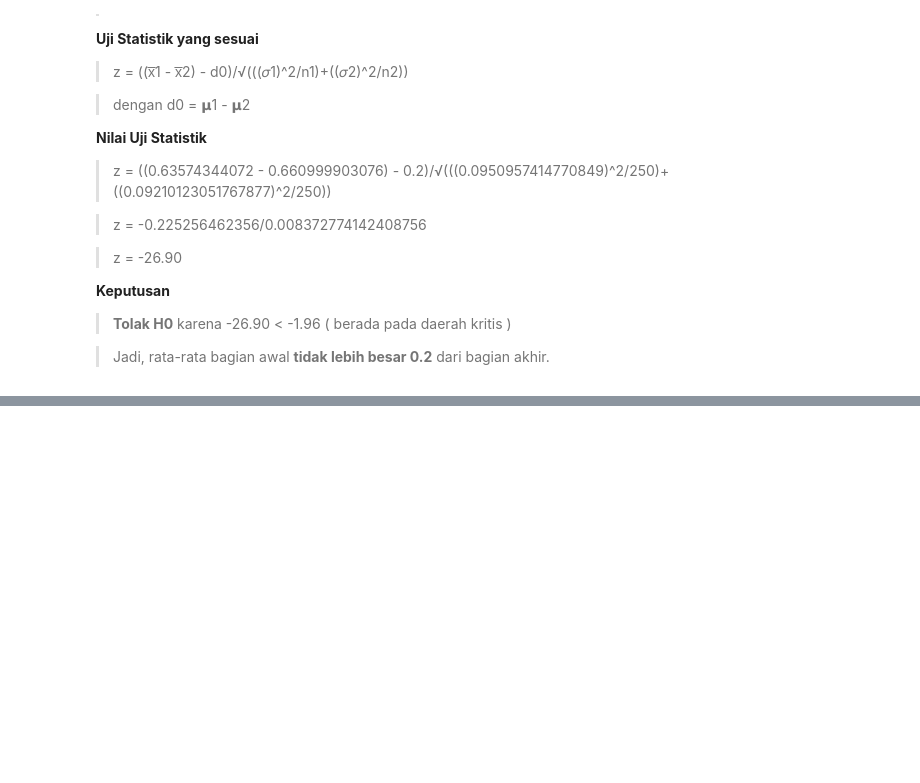
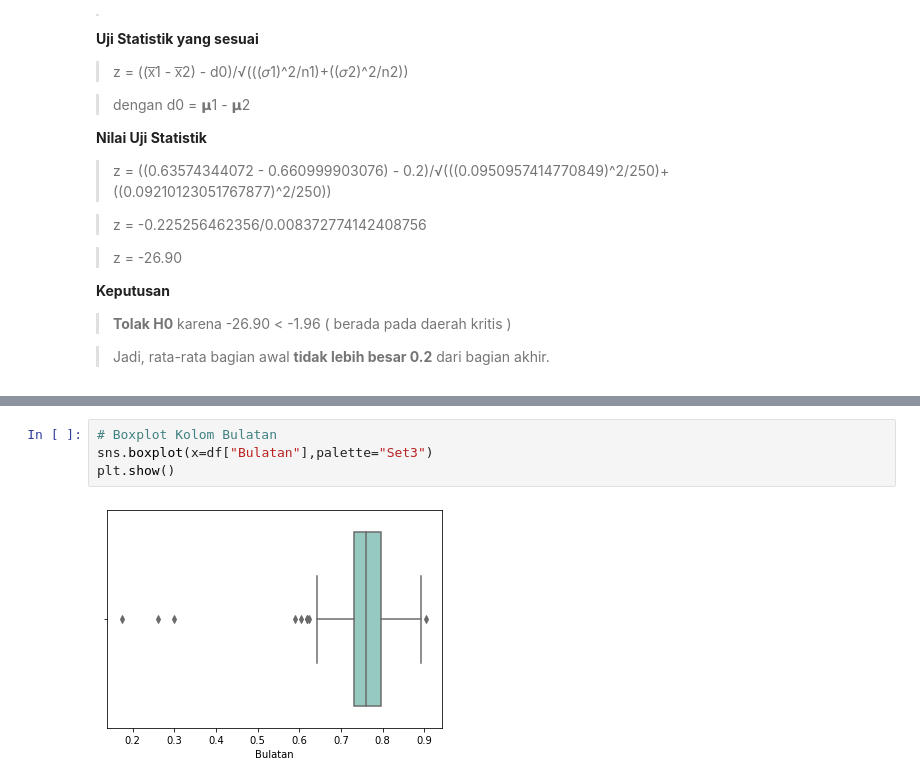
Before and after one commit to kevinkatsura/Tugas-Besar-IF2220-Probabilitas-dan-Statistika, a Jupyter notebook: 5.ipynb, the cells around one changed output, grey strips where cells are left out. Cells and saved outputs as stored; diff of their text form; blank space fills up the shorter version.

```diff
--- a/5.ipynb
+++ b/5.ipynb
@@ -191,0 +214,6 @@ plt.show()
+# %%
+# Boxplot Kolom Bulatan
+sns.boxplot(x=df["Bulatan"],palette="Set3")
+plt.show()
+# %% [output]
+[figure, added]
```
Also changed, not shown: parts of 6 cells of this notebook.
